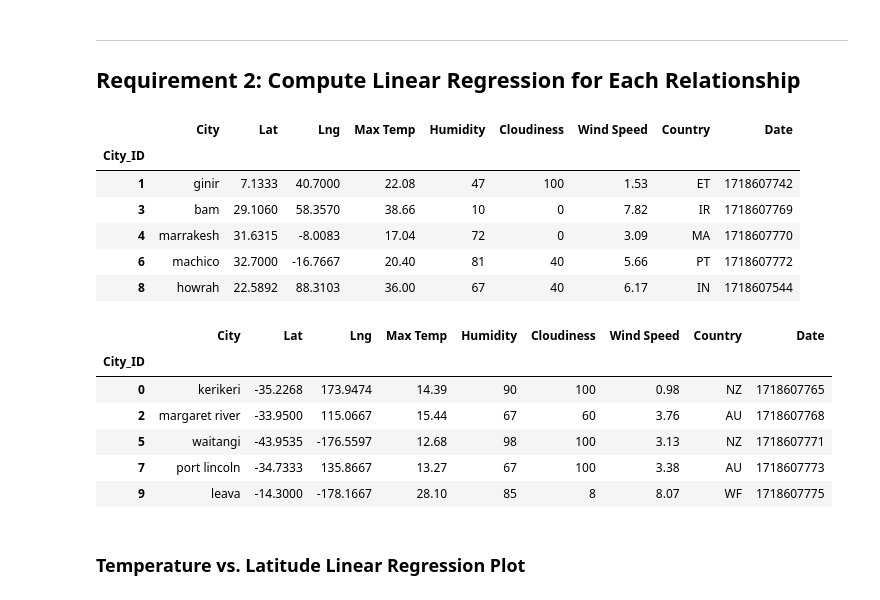
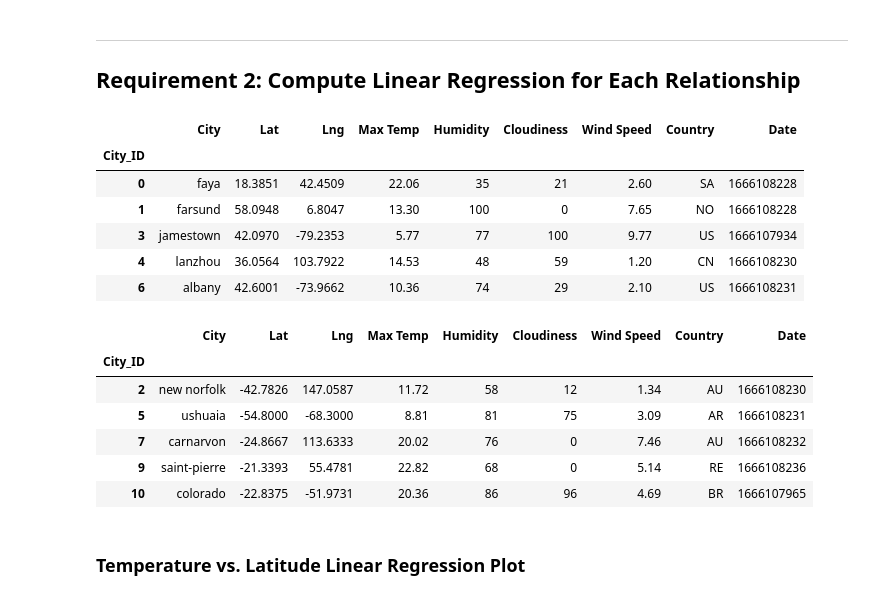
Before and after one commit to ashley-charles/python-api-challenge, a Jupyter notebook: WeatherPy/WeatherPy.ipynb, the cells around one changed output. Saved outputs shown, nothing was run; the diff lists cells and outputs as text; code cells hidden in the pictures.

```diff
--- a/WeatherPy/WeatherPy.ipynb
+++ b/WeatherPy/WeatherPy.ipynb
@@ -163,6 +162,6 @@ city_data_df.to_csv(r"C:\Users\ashle\python-api-challenge\cities.csv", index_lab
 # %%
 # Read saved data
-city_data_df = pd.read_csv(r"C:\Users\ashle\python-api-challenge\cities.csv", index_col="City_ID")
+city_data_df = pd.read_csv(r"C:\Users\ashle\python-api-challenge\WeatherPy\cities.csv", index_col ="City_ID")
 
 # Display sample data
 city_data_df.head()
@@ -250,30 +298,30 @@ plt.show()
 # %%
 # Create a DataFrame with the Northern Hemisphere data (Latitude >= 0)
-# YOUR CODE HERE
+northern_hemi_df = city_data_df[city_data_df['Lat']>=0]
 
 # Display sample data
 northern_hemi_df.head()
 # %% [output]
 |  | City | Lat | Lng | Max Temp | Humidity | Cloudiness | Wind Speed | Country | Date |
 | City_ID |  |  |  |  |  |  |  |  |  |
-| 1 | ginir | 7.1333 | 40.7000 | 22.08 | 47 | 100 | 1.53 | ET | 1718607742 |
-| 3 | bam | 29.1060 | 58.3570 | 38.66 | 10 | 0 | 7.82 | IR | 1718607769 |
-| 4 | marrakesh | 31.6315 | -8.0083 | 17.04 | 72 | 0 | 3.09 | MA | 1718607770 |
-| 6 | machico | 32.7000 | -16.7667 | 20.40 | 81 | 40 | 5.66 | PT | 1718607772 |
-| 8 | howrah | 22.5892 | 88.3103 | 36.00 | 67 | 40 | 6.17 | IN | 1718607544 |
+| 0 | faya | 18.3851 | 42.4509 | 22.06 | 35 | 21 | 2.60 | SA | 1666108228 |
+| 1 | farsund | 58.0948 | 6.8047 | 13.30 | 100 | 0 | 7.65 | NO | 1666108228 |
+| 3 | jamestown | 42.0970 | -79.2353 | 5.77 | 77 | 100 | 9.77 | US | 1666107934 |
+| 4 | lanzhou | 36.0564 | 103.7922 | 14.53 | 48 | 59 | 1.20 | CN | 1666108230 |
+| 6 | albany | 42.6001 | -73.9662 | 10.36 | 74 | 29 | 2.10 | US | 1666108231 |
 # %%
 # Create a DataFrame with the Southern Hemisphere data (Latitude < 0)
-# YOUR CODE HERE
+southern_hemi_df = city_data_df[city_data_df['Lat']<0]
 
 # Display sample data
 southern_hemi_df.head()
 # %% [output]
 |  | City | Lat | Lng | Max Temp | Humidity | Cloudiness | Wind Speed | Country | Date |
 | City_ID |  |  |  |  |  |  |  |  |  |
-| 0 | kerikeri | -35.2268 | 173.9474 | 14.39 | 90 | 100 | 0.98 | NZ | 1718607765 |
-| 2 | margaret river | -33.9500 | 115.0667 | 15.44 | 67 | 60 | 3.76 | AU | 1718607768 |
-| 5 | waitangi | -43.9535 | -176.5597 | 12.68 | 98 | 100 | 3.13 | NZ | 1718607771 |
-| 7 | port lincoln | -34.7333 | 135.8667 | 13.27 | 67 | 100 | 3.38 | AU | 1718607773 |
-| 9 | leava | -14.3000 | -178.1667 | 28.10 | 85 | 8 | 8.07 | WF | 1718607775 |
+| 2 | new norfolk | -42.7826 | 147.0587 | 11.72 | 58 | 12 | 1.34 | AU | 1666108230 |
+| 5 | ushuaia | -54.8000 | -68.3000 | 8.81 | 81 | 75 | 3.09 | AR | 1666108231 |
+| 7 | carnarvon | -24.8667 | 113.6333 | 20.02 | 76 | 0 | 7.46 | AU | 1666108232 |
+| 9 | saint-pierre | -21.3393 | 55.4781 | 22.82 | 68 | 0 | 5.14 | RE | 1666108236 |
+| 10 | colorado | -22.8375 | -51.9731 | 20.36 | 86 | 96 | 4.69 | BR | 1666107965 |
 # %% [markdown]
 ###  Temperature vs. Latitude Linear Regression Plot
```
Also changed, not shown: parts of 27 cells of this notebook, 5 other files.
